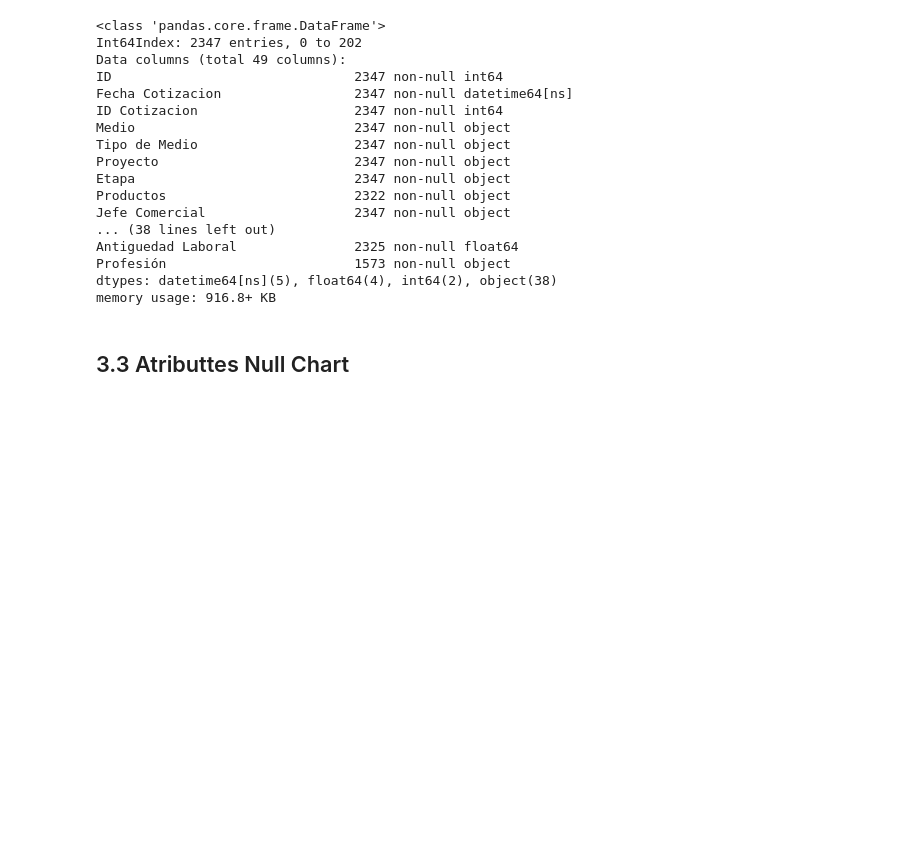
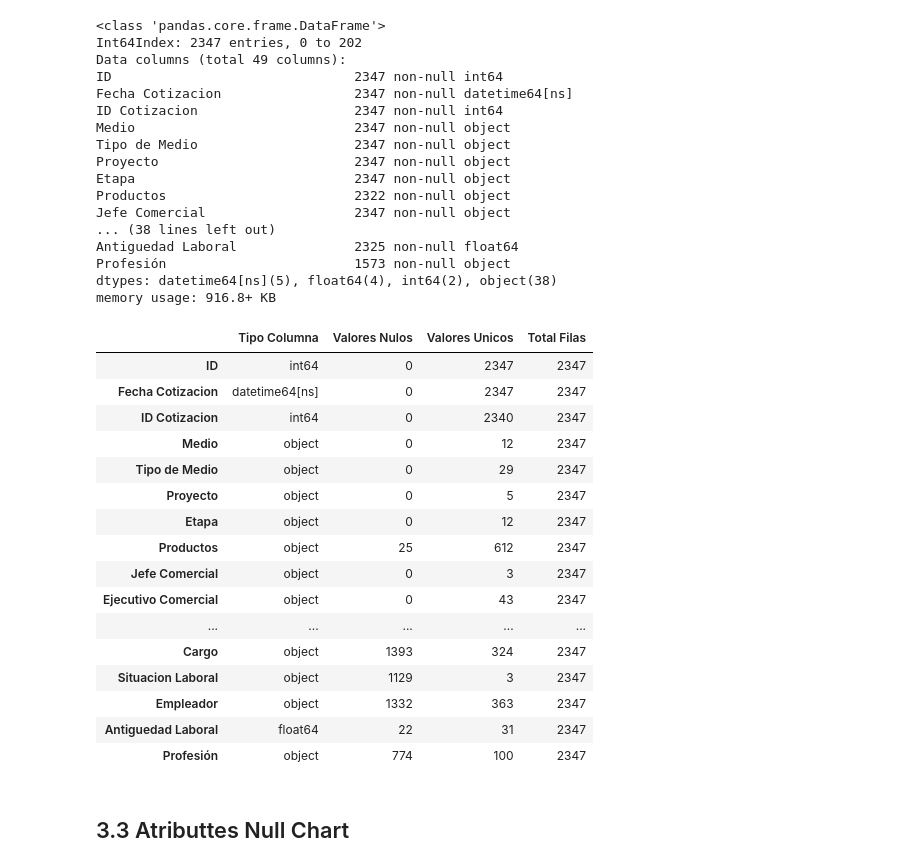
Before and after one commit to jcardenaslie/mem_aitue, a Jupyter notebook: Main Project/1 - Data Understanding/1 - Collect Initial Data.ipynb, the cells around one changed output. Cells and saved outputs as stored; diff of their text form; code cells hidden in the pictures; blank space fills up the shorter version.

```diff
--- a/Main Project/1 - Data Understanding/1 - Collect Initial Data.ipynb
+++ b/Main Project/1 - Data Understanding/1 - Collect Initial Data.ipynb
@@ -300,6 +365,32 @@ Antiguedad Laboral               2325 non-null float64
 Profesión                        1573 non-null object
 dtypes: datetime64[ns](5), float64(4), int64(2), object(38)
 memory usage: 916.8+ KB
+# %%
+tab_info=pd.DataFrame(neg_all.dtypes).T.rename(index={0:'Tipo Columna'})
+tab_info=tab_info.append(pd.DataFrame(neg_all.isnull().sum()).T.rename(index={0:'Valores Nulos'}))
+# tab_info=tab_info.append(pd.DataFrame(cot_all.isnull().sum()/cot_all.shape[0]*100).T.rename(index={0:'null values (%)'}))
+neg_all_info = tab_info.T
+neg_all_info['Valores Unicos'] = [neg_all[x].nunique() for x in neg_all.columns]
+neg_all_info['Total Filas'] = neg_all.shape[0]
+neg_all_info
+# %% [output]
+|  | Tipo Columna | Valores Nulos | Valores Unicos | Total Filas |
+| ID | int64 | 0 | 2347 | 2347 |
+| Fecha Cotizacion | datetime64[ns] | 0 | 2347 | 2347 |
+| ID Cotizacion | int64 | 0 | 2340 | 2347 |
+| Medio | object | 0 | 12 | 2347 |
+| Tipo de Medio | object | 0 | 29 | 2347 |
+| Proyecto | object | 0 | 5 | 2347 |
+| Etapa | object | 0 | 12 | 2347 |
+| Productos | object | 25 | 612 | 2347 |
+| Jefe Comercial | object | 0 | 3 | 2347 |
+| Ejecutivo Comercial | object | 0 | 43 | 2347 |
+| ... | ... | ... | ... | ... |
+| Cargo | object | 1393 | 324 | 2347 |
+| Situacion Laboral | object | 1129 | 3 | 2347 |
+| Empleador | object | 1332 | 363 | 2347 |
+| Antiguedad Laboral | float64 | 22 | 31 | 2347 |
+| Profesión | object | 774 | 100 | 2347 |
 # %% [markdown]
 ## 3.3 Atributtes Null Chart
 # %%
```
Also changed, not shown: parts of 11 cells of this notebook, 7 other files.
